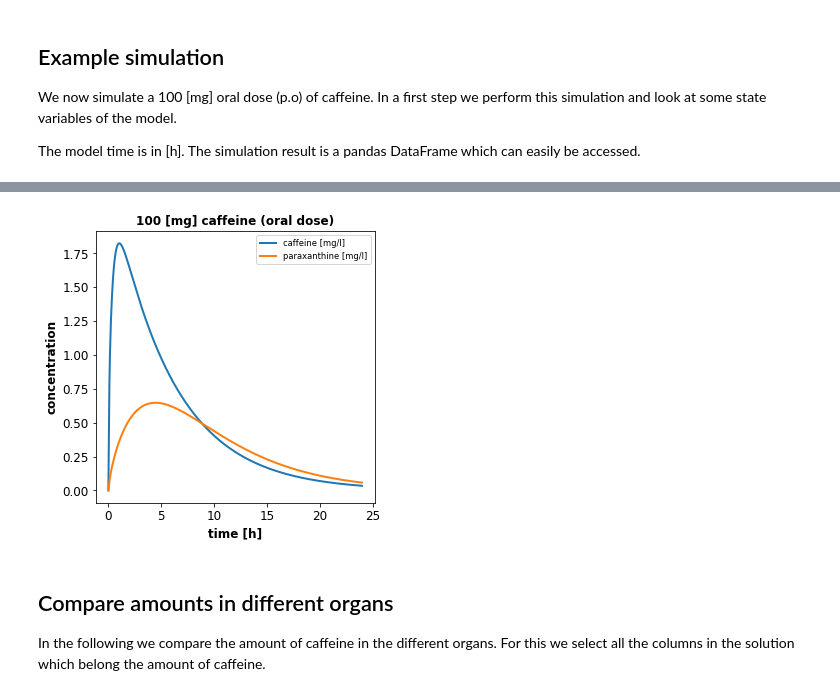
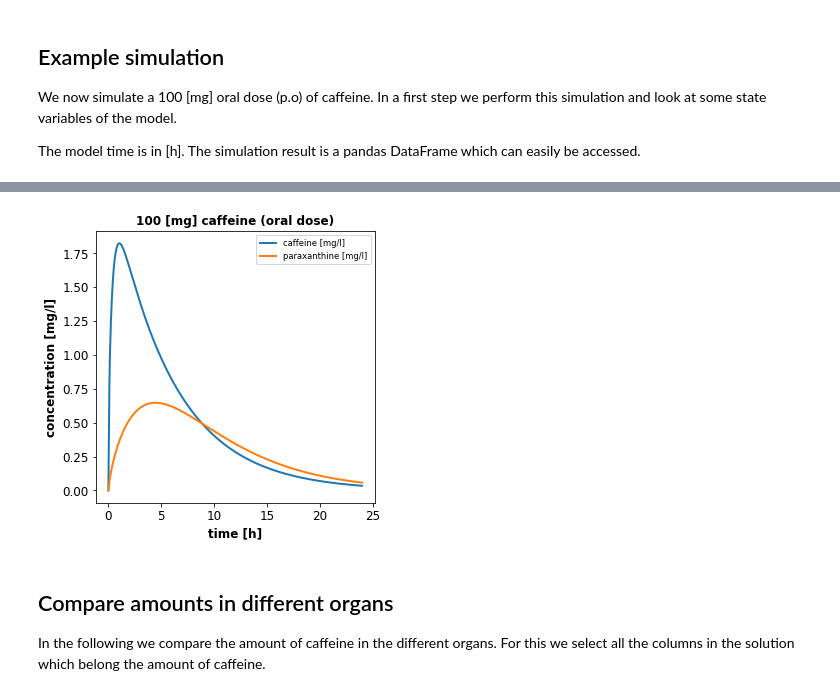
Before and after one commit to matthiaskoenig/pkpd-course, a Jupyter notebook: notebooks/pkpd-tutorial.ipynb, the cells around one changed output, grey strips where cells are left out. Cells and saved outputs as stored; diff of their text form; code cells hidden in the pictures.

```diff
--- a/notebooks/pkpd-tutorial.ipynb
+++ b/notebooks/pkpd-tutorial.ipynb
@@ -105,15 +105,15 @@ plt.show()
 # %%
-# plot venous caffeine & paraxanthine against time
+# plot venous caffeine & paraxanthine concentrations against time
 f1, ax1 = plt.subplots(1, 1, figsize=(5, 5))
 ax1.plot(s.time, s.Cve_caf, linewidth=2, label="caffeine [mg/l]")
 ax1.plot(s.time, s.Cve_px, linewidth=2, label="paraxanthine [mg/l]")
 ax1.set_title('100 [mg] caffeine (oral dose)')
-ax1.set_ylabel('concentration')
+ax1.set_ylabel('concentration [mg/l]')
 ax1.set_xlabel('time [h]')
 ax1.legend()
 plt.show()
 # %% [output]
-[figure, old version]
+[figure, new version]
 # %% [markdown]
 ## Compare amounts in different organs
 In the following we compare the amount of caffeine in the different organs.
```
Also changed, not shown: parts of 13 cells of this notebook, 3 other files.
